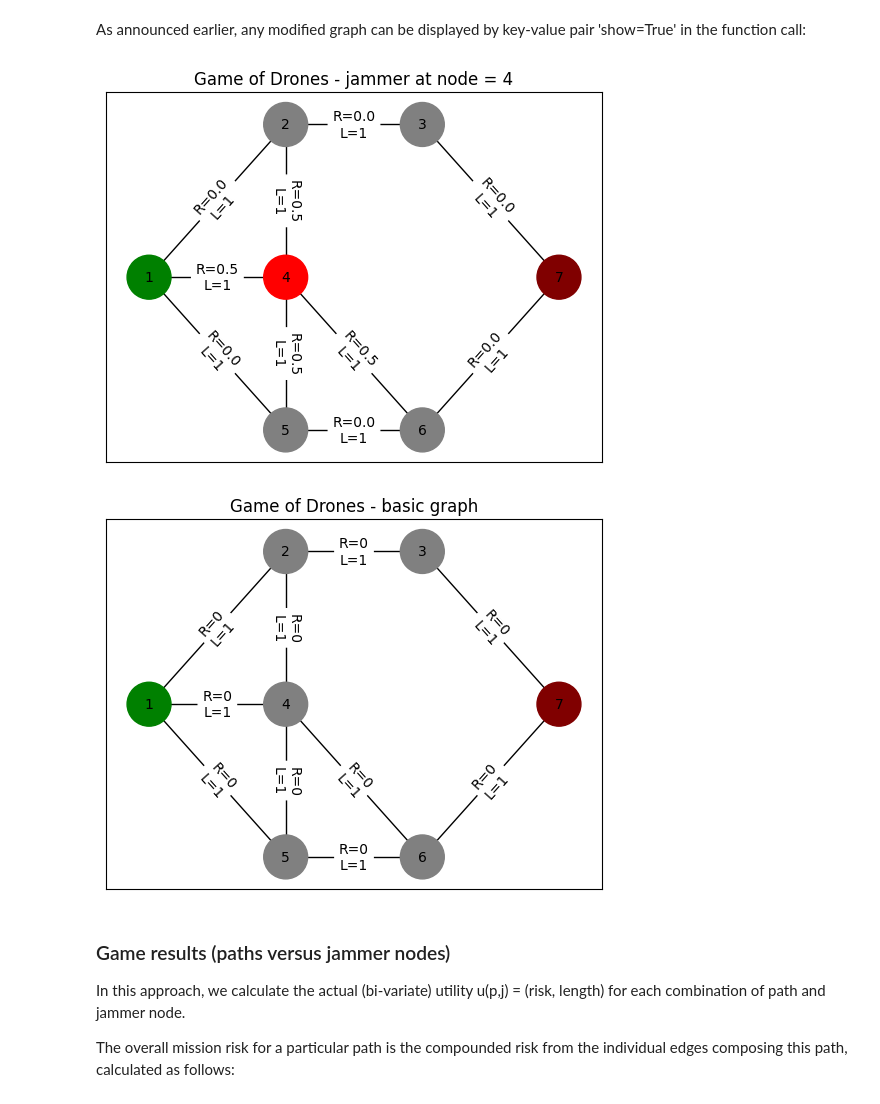
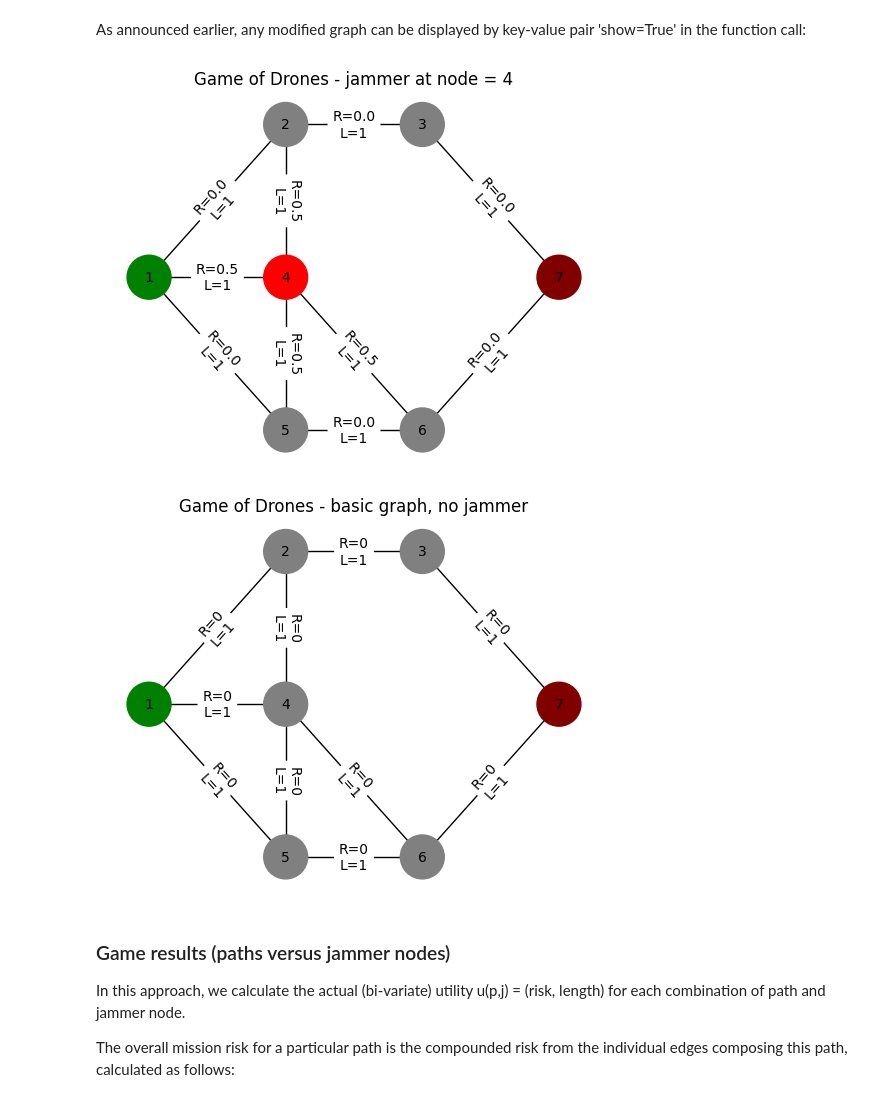
Before and after one commit to nlcircle/0175_GoD_on_a_Graph, a Jupyter notebook: 20251108 IV-B Adv Path Selection as Normal Game.ipynb, the cells around one changed output. Drawn from its saved outputs; the diff is of its cells as text; code cells hidden in the pictures.

```diff
--- a/20251108 IV-B Adv Path Selection as Normal Game.ipynb
+++ b/20251108 IV-B Adv Path Selection as Normal Game.ipynb
@@ -94,7 +94,7 @@ for u, v, attrs in G.edges(data=True):
 
 
 # Draw the graph
-def show_graph(graph, title="Game of Drones - basic graph"):
+def show_graph(graph, title="Game of Drones - basic graph, no jammer", save_to_file=False):
     node_labels = nx.get_node_attributes(graph, 'label')
     node_colors = [attrs['color'] for node, attrs in graph.nodes(data=True)]
 
@@ -112,6 +112,10 @@ def show_graph(graph, title="Game of Drones - basic graph"):
     nx.draw_networkx_edge_labels(graph, pos=networkx_pos, edge_labels=edge_labels)
 
     plt.title(title)
+
+    plt.gca().set_frame_on(False)
+    if save_to_file:
+        plt.savefig(f"Fig_{title}.png", bbox_inches='tight', facecolor='white')
     plt.show()
 # %% [output]
 Node attributes:
@@ -222,7 +226,7 @@ Data for Table II succesfully captured in file TabII_Simple_Paths.txt
 With a jammer present at a certain node $j$, we can modify our base graph $G$ through the following function. The title is automatically adjusted to the selected jammer node.
 # %%
 # Copy graph G and use jammer node to update edges of new jammerG
-def apply_jammer_to_graph(baseG, jammer_node, risk_value=0.5, show=False):
+def apply_jammer_to_graph(baseG, jammer_node, risk_value=0.5, show=False, save=False):
     """Return a copy of G_in with risk applied to jammer-connected edges."""
 
     # copy the base graph to the new output graph:
@@ -236,23 +240,26 @@ def apply_jammer_to_graph(baseG, jammer_node, risk_value=0.5, show=False):
     jammerG.nodes[jammer_node]['color'] = 'red'
 
     if show:
-        show_graph(jammerG, title=f"Game of Drones - jammer at node = {jammer_node}")
+        if save:
+            show_graph(jammerG, title=f"Game of Drones - jammer at node = {jammer_node}", save_to_file=True)
+        else:
+            show_graph(jammerG, title=f"Game of Drones - jammer at node = {jammer_node}")
 
     return jammerG
 # %% [markdown]
 As announced earlier, any modified graph can be displayed by key-value pair 'show=True' in the function call:
 # %%
-# Modify base graph G with jammer at "4" and show the graph:
-apply_jammer_to_graph(G, "4", show=True)
+# Modify base graph G with jammer at "4" and show/save the graph:
+apply_jammer_to_graph(G, "4", show=True, save=True)
 
-# Modify base graph G with jammer at "3" but don't show:
-apply_jammer_to_graph(G, "3")
+# Modify base graph G with jammer at "3", save it but don't show:
+apply_jammer_to_graph(G, "3", save=True)
 
 # Verify the base graph is still unchanged:
 show_graph(G)
 # %% [output]
-[figure, old version]
+[figure, new version]
-[figure, old version]
+[figure, new version]
 # %% [markdown]
 ### Game results (paths versus jammer nodes)
 
```
Also changed, not shown: parts of 14 cells of this notebook, 3 other files.
